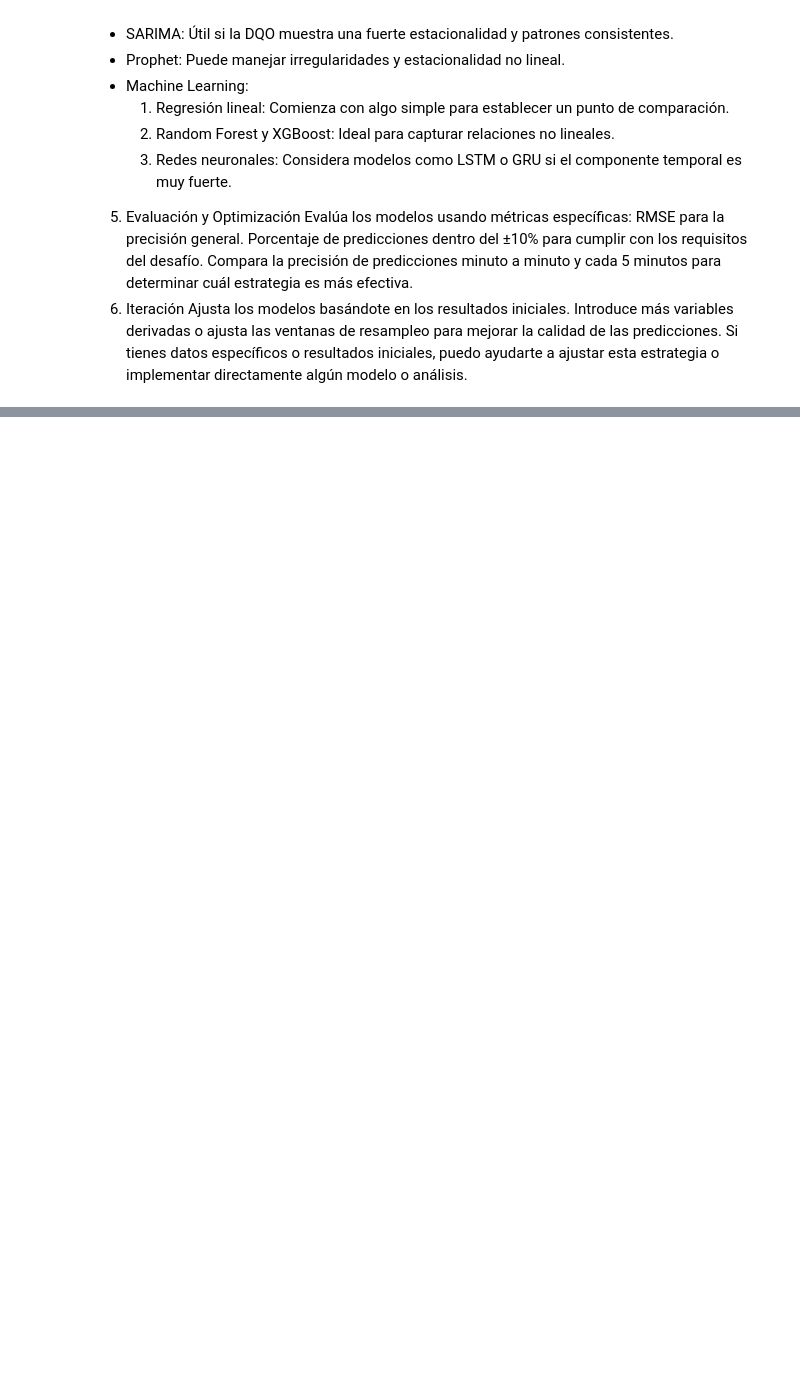
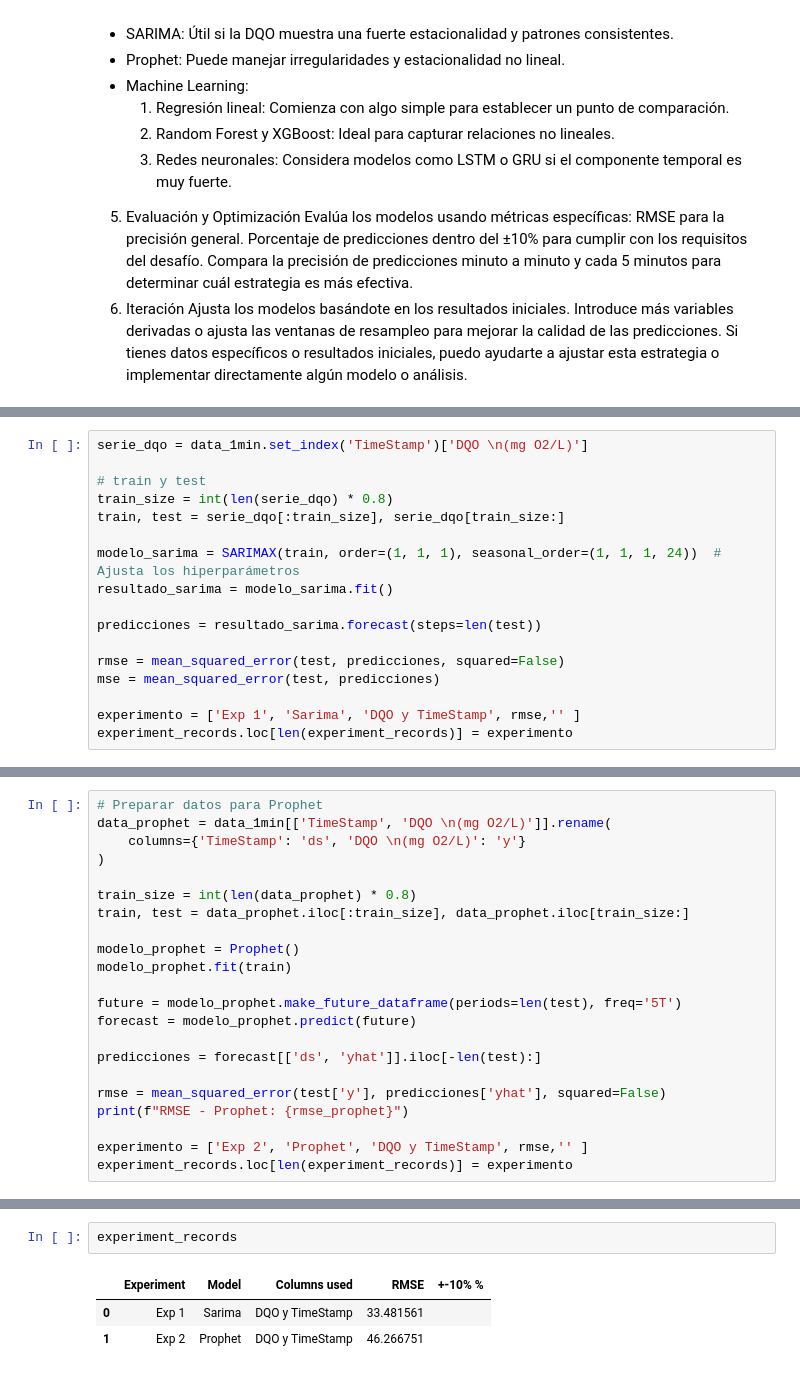
Before and after one commit to tetenogues/data_barbies_y_guille, a Jupyter notebook: first-nb.ipynb, the cells around one changed output, grey strips where cells are left out. Saved outputs shown, nothing was run; the diff lists cells and outputs as text; blank space fills up the shorter version.

```diff
--- a/first-nb.ipynb
+++ b/first-nb.ipynb
@@ -548,0 +585,17 @@ Si tienes datos específicos o resultados iniciales, puedo ayudarte a ajustar es
+# %%
+serie_dqo = data_1min.set_index('TimeStamp')['DQO \n(mg O2/L)']
+
+# train y test
+train_size = int(len(serie_dqo) * 0.8)
+train, test = serie_dqo[:train_size], serie_dqo[train_size:]
+
+modelo_sarima = SARIMAX(train, order=(1, 1, 1), seasonal_order=(1, 1, 1, 24))  # Ajusta los hiperparámetros
+resultado_sarima = modelo_sarima.fit()
+
+predicciones = resultado_sarima.forecast(steps=len(test))
+
+rmse = mean_squared_error(test, predicciones, squared=False)
+mse = mean_squared_error(test, predicciones)
+
+experimento = ['Exp 1', 'Sarima', 'DQO y TimeStamp', rmse,'' ]
+experiment_records.loc[len(experiment_records)] = experimento
@@ -548,0 +621,22 @@ Si tienes datos específicos o resultados iniciales, puedo ayudarte a ajustar es
+# %%
+# Preparar datos para Prophet
+data_prophet = data_1min[['TimeStamp', 'DQO \n(mg O2/L)']].rename(
+    columns={'TimeStamp': 'ds', 'DQO \n(mg O2/L)': 'y'}
+)
+
+train_size = int(len(data_prophet) * 0.8)
+train, test = data_prophet.iloc[:train_size], data_prophet.iloc[train_size:]
+
+modelo_prophet = Prophet()
+modelo_prophet.fit(train)
+
+future = modelo_prophet.make_future_dataframe(periods=len(test), freq='5T')
+forecast = modelo_prophet.predict(future)
+
+predicciones = forecast[['ds', 'yhat']].iloc[-len(test):]
+
+rmse = mean_squared_error(test['y'], predicciones['yhat'], squared=False)
+print(f"RMSE - Prophet: {rmse_prophet}")
+
+experimento = ['Exp 2', 'Prophet', 'DQO y TimeStamp', rmse,'' ]
+experiment_records.loc[len(experiment_records)] = experimento
@@ -548,0 +647,6 @@ Si tienes datos específicos o resultados iniciales, puedo ayudarte a ajustar es
+# %%
+experiment_records
+# %% [output]
+|  | Experiment | Model | Columns used | RMSE | +-10% % |
+| 0 | Exp 1 | Sarima | DQO y TimeStamp | 33.481561 |  |
+| 1 | Exp 2 | Prophet | DQO y TimeStamp | 46.266751 |  |
```
Also changed, not shown: parts of 9 cells of this notebook.
